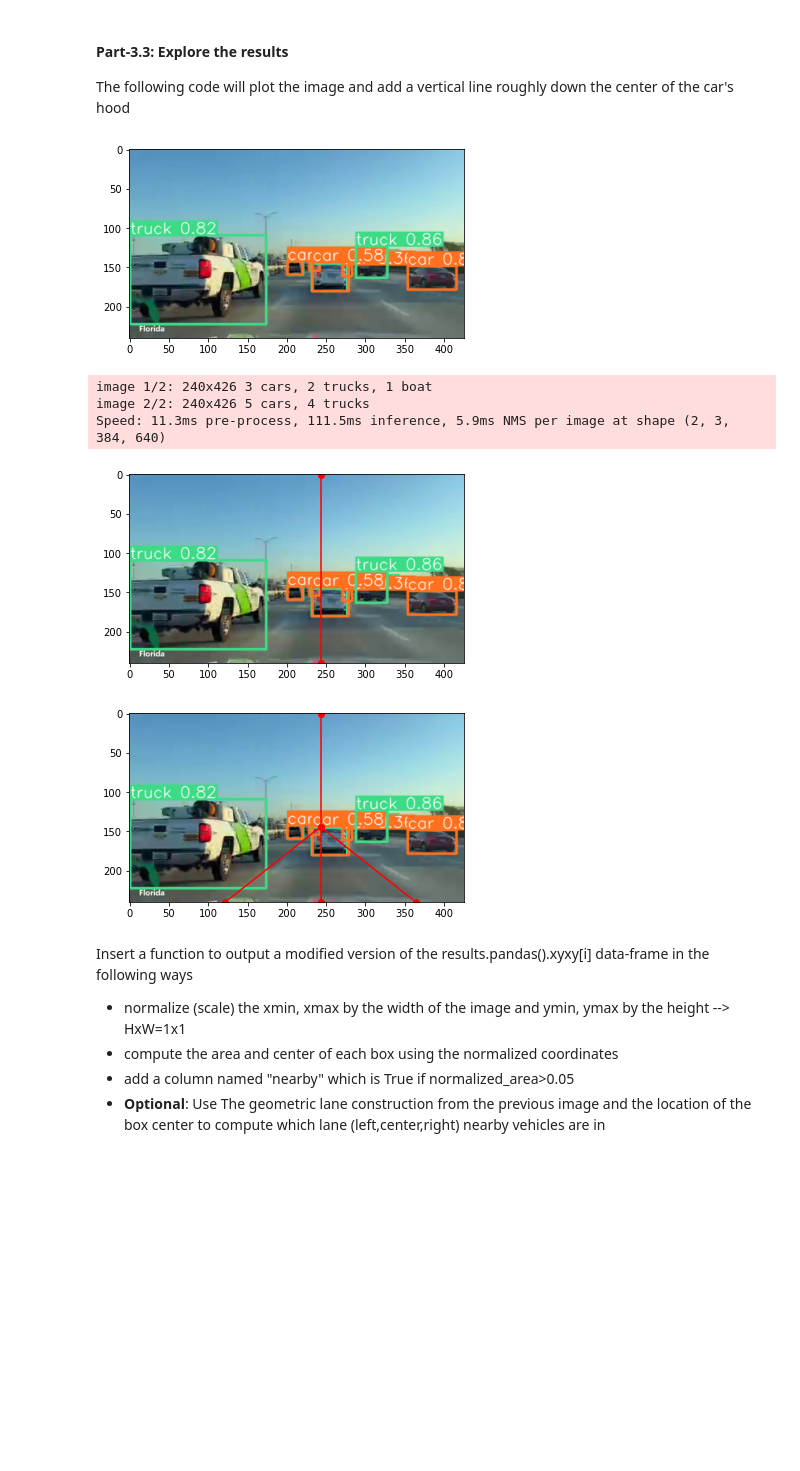
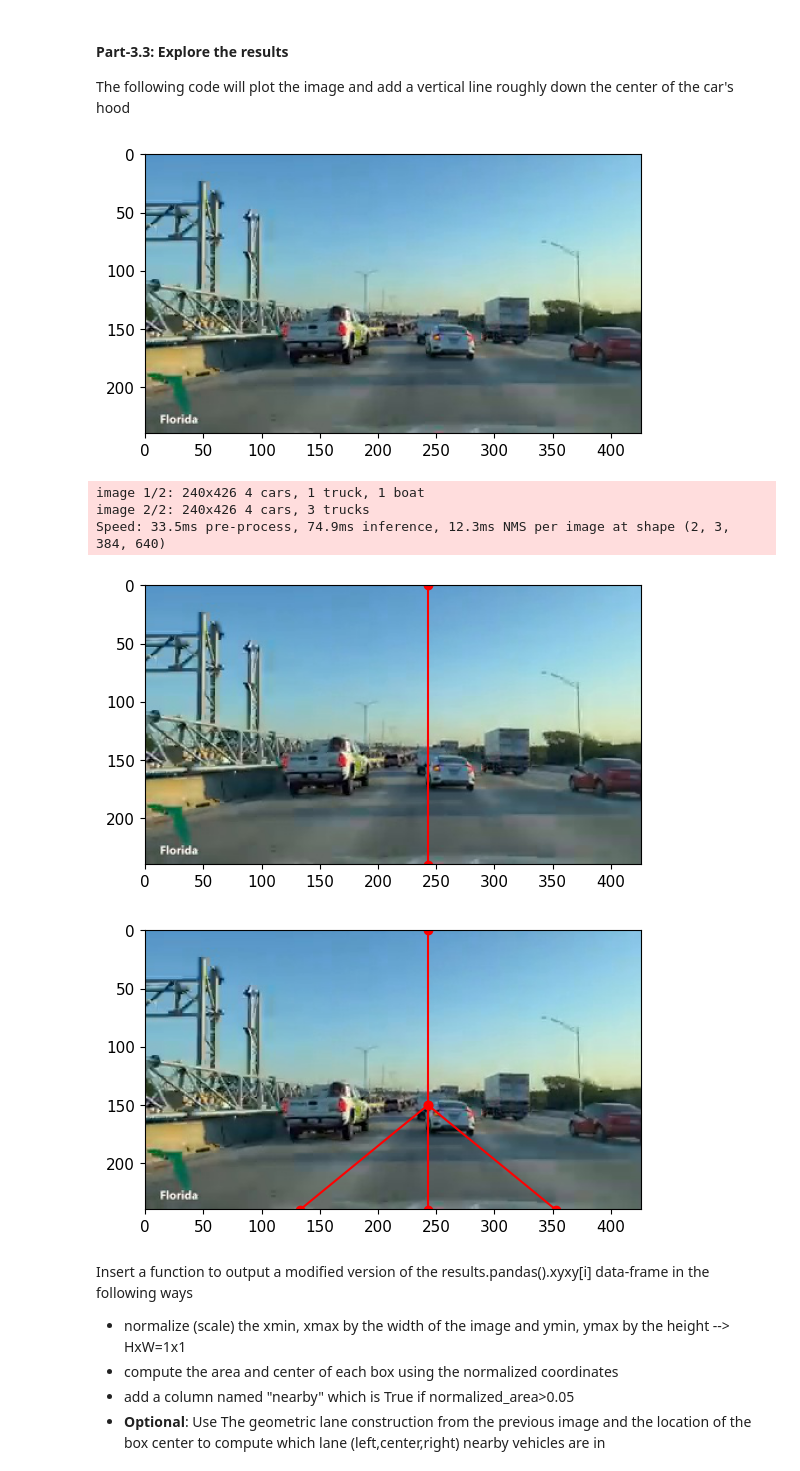
Before and after one commit to arigelbard/dsan6600-HW3, a Jupyter notebook: HW-03.ipynb, the cells around one changed output. Drawn from its saved outputs; the diff is of its cells as text; code cells hidden in the pictures; blank space fills up the shorter version.

```diff
--- a/HW-03.ipynb
+++ b/HW-03.ipynb
@@ -86,0 +105,3 @@ Adding AutoShape...
+# %%
+# Loading the Yolo Model
+model = torch.hub.load('ultralytics/yolov5', 'yolov5s', pretrained=True)
@@ -89,6 +117,7 @@ Adding AutoShape...
 images=['frames/00050.jpg','frames/00200.jpg']
 # %%
 # INSERT CODE TO EVALUATE THE YOLO MODEL ON THESE IMAGES
+results = model(images)
 # %%
 # WHEN WORKING IN PYTHON WITH AN OBJECT OF AN UN-FAMILIAR CLASS IT IS
 # VERY USEFUL TO FIGURE OUT THE CLASSES ATTRIBUTES AND METHOD
@@ -143,10 +176,10 @@ Image("runs/detect/exp/00200.jpg")
 The following code will plot the image and add a vertical line roughly down the center of the car's hood
 # %%
 %matplotlib inline
-plt.imshow(results.imgs[1])
+plt.imshow(results.ims[1])
 plt.show()
 # %% [output]
-[figure, old version]
+[figure, new version]
 # %%
 #PLOT IMAGE WITH REGIONAL SUB-DIVIDING LINES
 def plot_lines(img):
@@ -160,17 +193,28 @@ def plot_lines(img):
     plt.show()
 
 results.print()
-plot_lines(results.imgs[1])
+plot_lines(results.ims[1])
 # %% [output]
-image 1/2: 240x426 3 cars, 2 trucks, 1 boat
-image 2/2: 240x426 5 cars, 4 trucks
-Speed: 11.3ms pre-process, 111.5ms inference, 5.9ms NMS per image at shape (2, 3, 384, 640)
+image 1/2: 240x426 4 cars, 1 truck, 1 boat
+image 2/2: 240x426 4 cars, 3 trucks
+Speed: 33.5ms pre-process, 74.9ms inference, 12.3ms NMS per image at shape (2, 3, 384, 640)
-[figure, old version]
+[figure, new version]
 # %%
 # INSERT CODE TO MODIFY THE FUNCTION TO GENERATE THE FOLLOWING IMAGE TO ROUGHLY ISOLATE THE LANE
 # YOU CAN JUST USE GEOMETRY TO DO THIS
+img = results.ims[1]
+YMAX=img.shape[0]
+XMAX=img.shape[1]
+XCENTER=0.57*XMAX
+
+x1 = XCENTER; y1 = 0; x2 = XCENTER; y2 = YMAX
+plt.plot([x1,x2], [y1,y2], marker = 'o',color="red")
+plt.plot([XCENTER-110,XCENTER],[y2,150], marker = 'o',color="red")
+plt.plot([XCENTER+110,XCENTER],[y2,150], marker = 'o',color="red")
+plt.imshow(img)
+plt.show()
 # %% [output]
-[figure, old version]
+[figure, new version]
 # %% [markdown]
 Insert a function to output a modified version of the results.pandas().xyxy[i] data-frame in the following ways
 
```
Also changed, not shown: parts of 25 cells of this notebook, 2 other files.
